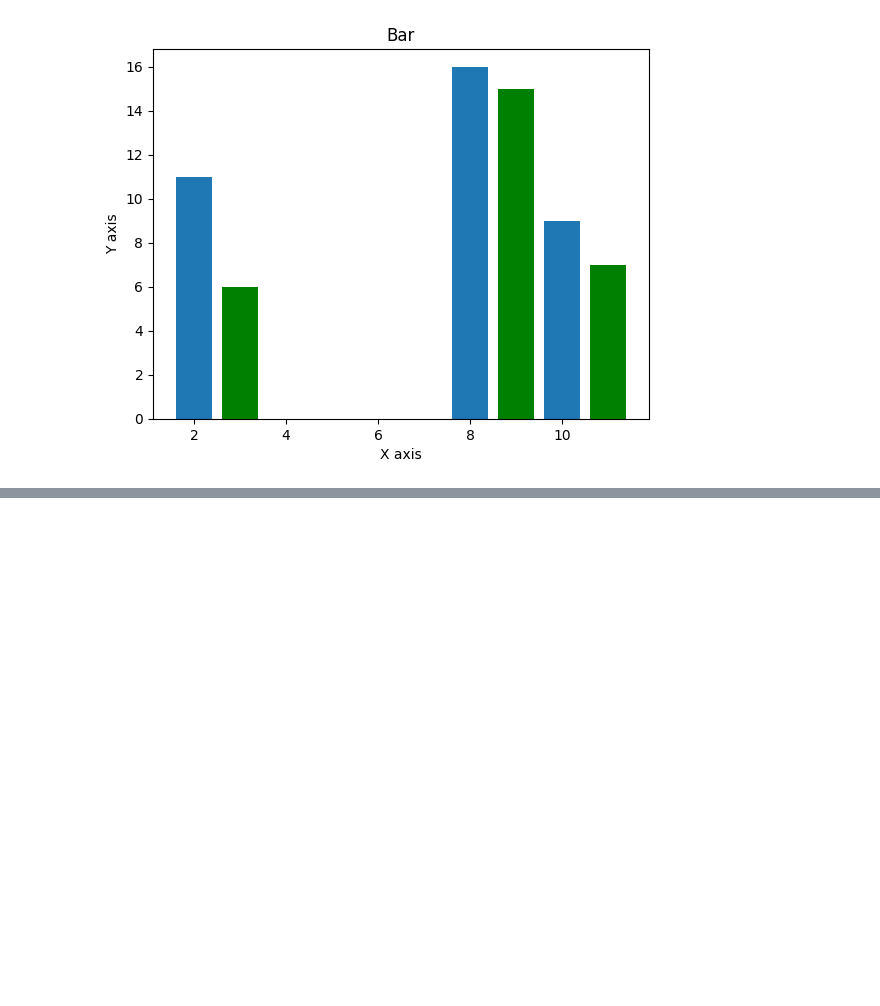
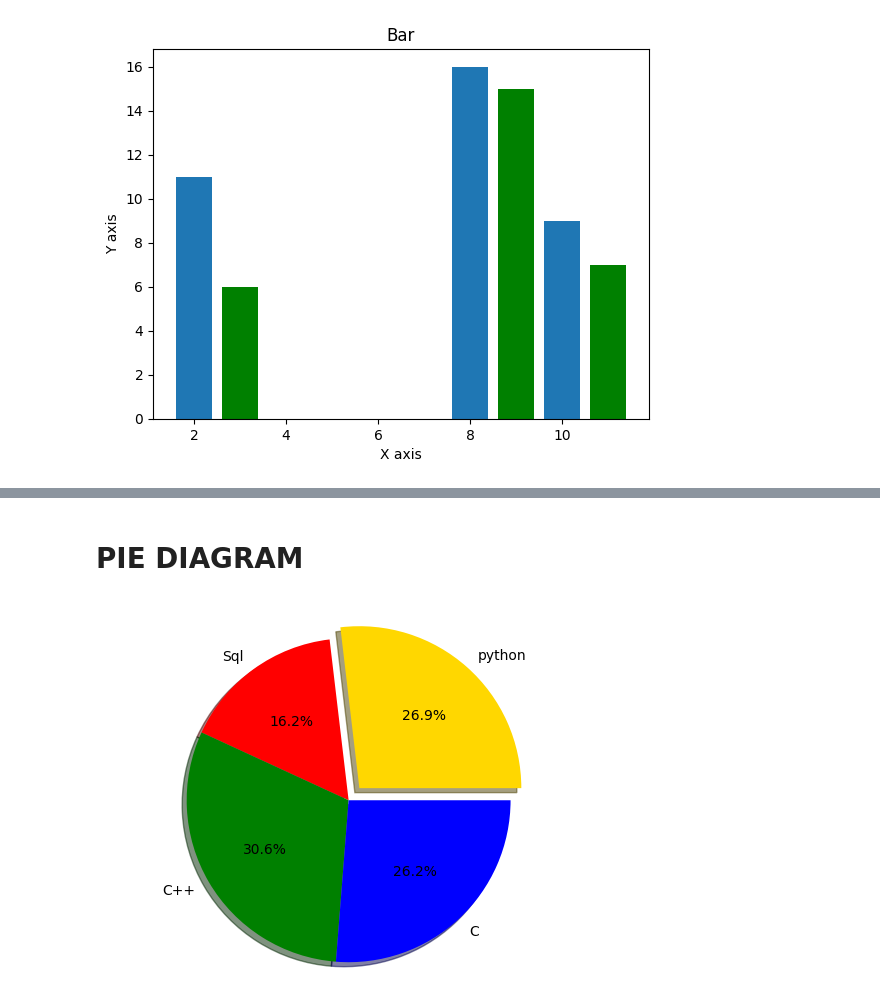
Before and after one commit to SUDHAN1022/Python-for-data-science, a Jupyter notebook: python_series.ipynb, the cells around one changed output, grey strips where cells are left out. Cells and saved outputs as stored; diff of their text form; code cells hidden in the pictures; blank space fills up the shorter version.

```diff
--- a/python_series.ipynb
+++ b/python_series.ipynb
@@ -627,0 +655,11 @@ Text(0, 0.5, 'Y axis')
+# %% [markdown]
+# PIE DIAGRAM
+# %%
+sizes=[215,130,245,210]
+labels="python","Sql","C++","C"
+explode=(0.1,0,0,0)
+colors=["Gold","Red","Green","Blue"]
+plt.pie(sizes,explode=explode,colors=colors,labels=labels,autopct='%1.1f%%',shadow=True)
+plt.axis('equal');
+# %% [output]
+[figure, added]
```
Also changed, not shown: parts of 32 cells of this notebook.
